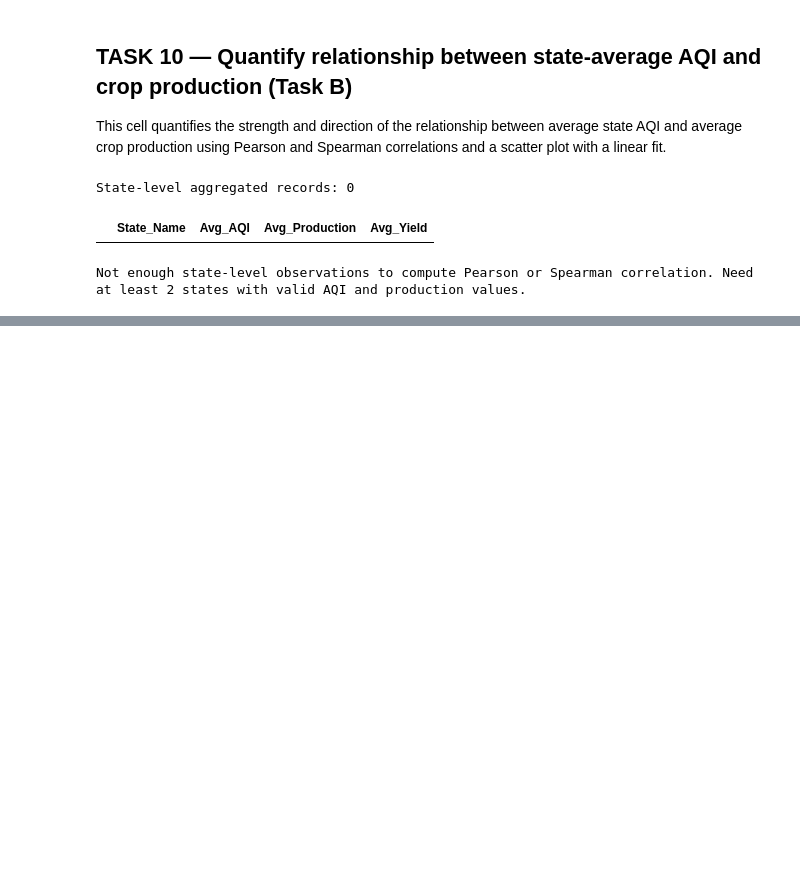
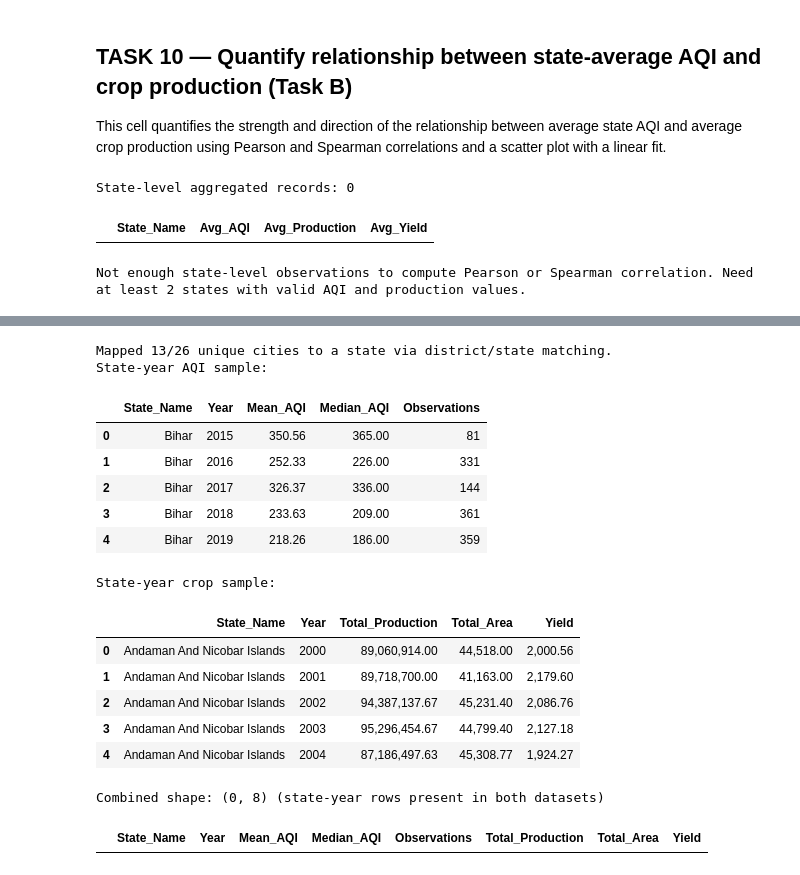
Before and after one commit to Akash04471/ML-lab-2547206, a Jupyter notebook: Machine_Learning_Lab_2.ipynb, the cells around one changed output, grey strips where cells are left out. Drawn from its saved outputs; the diff is of its cells as text; code cells hidden in the pictures; blank space fills up the shorter version.

```diff
--- a/Machine_Learning_Lab_2.ipynb
+++ b/Machine_Learning_Lab_2.ipynb
@@ -253,0 +337,75 @@ Not enough state-level observations to compute Pearson or Spearman correlation.
+# %%
+# Task 8: load fresh data and map cities to states for state-year join
+city_task8 = pd.read_csv('city_day.csv')
+crop_task8 = pd.read_csv('crop_production.csv')
+
+crop_task8['State_Name'] = crop_task8['State_Name'].astype(str).str.strip().str.title()
+crop_task8['District_Name'] = crop_task8['District_Name'].astype(str).str.strip().str.title()
+
+city_task8['City'] = city_task8['City'].astype(str).str.strip().str.title()
+
+cities = sorted(city_task8['City'].dropna().unique())
+state_map = {}
+for c in cities:
+    cl = c.lower()
+    matches = crop_task8[crop_task8['District_Name'].str.lower() == cl]
+    if not matches.empty:
+        state_map[c] = matches['State_Name'].mode().iat[0]
+        continue
+    matches = crop_task8[crop_task8['District_Name'].str.lower().str.contains(cl)]
+    if not matches.empty:
+        state_map[c] = matches['State_Name'].mode().iat[0]
+        continue
+    matches = crop_task8[crop_task8['State_Name'].str.lower() == cl]
+    if not matches.empty:
+        state_map[c] = matches['State_Name'].mode().iat[0]
+        continue
+    state_map[c] = None
+
+mapped = sum(1 for v in state_map.values() if v)
+total = len(state_map)
+print(f'Mapped {mapped}/{total} unique cities to a state via district/state matching.')
+
+city_task8['State_Name'] = city_task8['City'].map(state_map)
+city_task8 = city_task8.dropna(subset=['State_Name', 'Date', 'AQI']).copy()
+city_task8['Date'] = pd.to_datetime(city_task8['Date'], errors='coerce')
+city_task8['Year'] = city_task8['Date'].dt.year
+
+state_aqi = city_task8.groupby(['State_Name', 'Year']).agg(
+    Mean_AQI=('AQI','mean'),
+    Median_AQI=('AQI','median'),
+    Observations=('AQI','count')
+).reset_index()
+print('State-year AQI sample:')
+display(state_aqi.head())
+
+crop_agg = crop_task8.groupby(['State_Name', 'Crop_Year']).agg(
+    Total_Production=('Production','sum'),
+    Total_Area=('Area','sum')
+).reset_index()
+crop_agg['Yield'] = crop_agg['Total_Production'] / crop_agg['Total_Area'].replace(0, np.nan)
+crop_agg = crop_agg.rename(columns={'Crop_Year': 'Year'})
+print('State-year crop sample:')
+display(crop_agg.head())
+
+combined_task8 = pd.merge(state_aqi, crop_agg, on=['State_Name', 'Year'], how='inner')
+print(f'Combined shape: {combined_task8.shape} (state-year rows present in both datasets)')
+display(combined_task8.head())
+# %% [output]
+Mapped 13/26 unique cities to a state via district/state matching.
+State-year AQI sample:
+|  | State_Name | Year | Mean_AQI | Median_AQI | Observations |
+| 0 | Bihar | 2015 | 350.56 | 365.00 | 81 |
+| 1 | Bihar | 2016 | 252.33 | 226.00 | 331 |
+| 2 | Bihar | 2017 | 326.37 | 336.00 | 144 |
+| 3 | Bihar | 2018 | 233.63 | 209.00 | 361 |
+| 4 | Bihar | 2019 | 218.26 | 186.00 | 359 |
+State-year crop sample:
+|  | State_Name | Year | Total_Production | Total_Area | Yield |
+| 0 | Andaman And Nicobar Islands | 2000 | 89,060,914.00 | 44,518.00 | 2,000.56 |
+| 1 | Andaman And Nicobar Islands | 2001 | 89,718,700.00 | 41,163.00 | 2,179.60 |
+| 2 | Andaman And Nicobar Islands | 2002 | 94,387,137.67 | 45,231.40 | 2,086.76 |
+| 3 | Andaman And Nicobar Islands | 2003 | 95,296,454.67 | 44,799.40 | 2,127.18 |
+| 4 | Andaman And Nicobar Islands | 2004 | 87,186,497.63 | 45,308.77 | 1,924.27 |
+Combined shape: (0, 8) (state-year rows present in both datasets)
+|  | State_Name | Year | Mean_AQI | Median_AQI | Observations | Total_Production | Total_Area | Yield |
```
Also changed, not shown: parts of 9 cells of this notebook.
